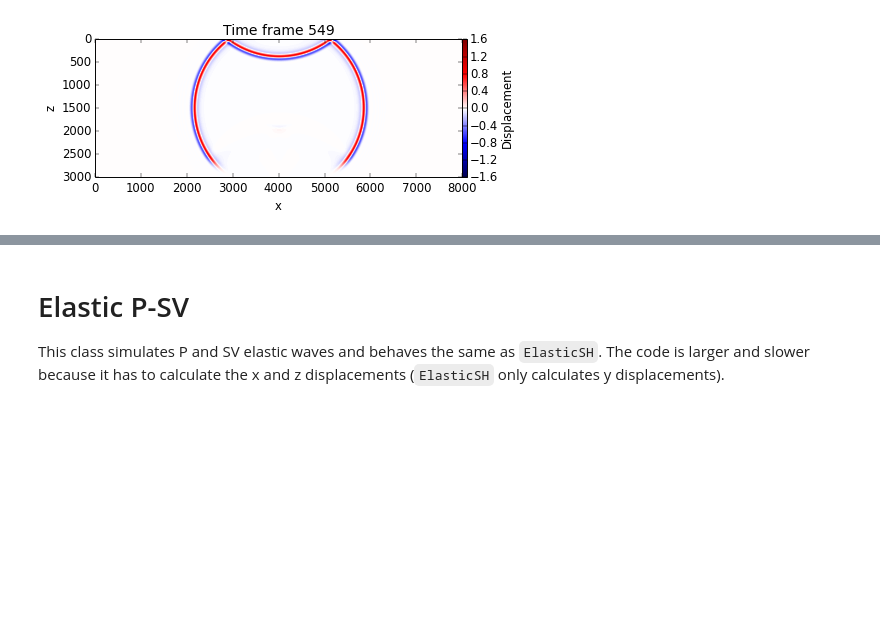
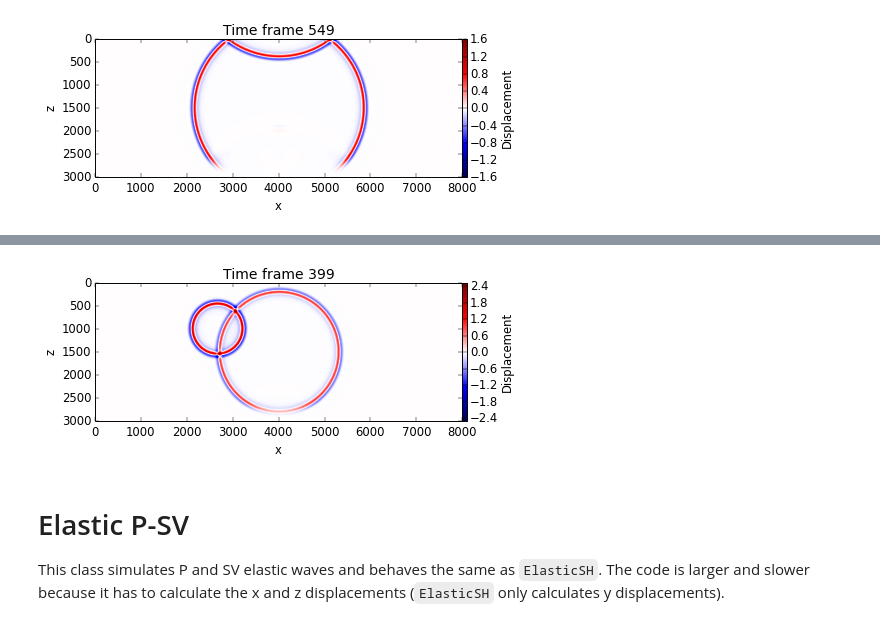
Before and after one commit to fatiando/prototypes, a Jupyter notebook: wavefd-simulation-class.ipynb, the cells around one changed output, grey strips where cells are left out. Saved outputs shown, nothing was run; the diff lists cells and outputs as text; code cells hidden in the pictures; blank space fills up the shorter version.

```diff
--- a/wavefd-simulation-class.ipynb
+++ b/wavefd-simulation-class.ipynb
@@ -595,3 +632,13 @@ pickle.loads(pickle.dumps(reloaded))
+# %%
+fname = sim.cachefile
+del sim
+reloaded = ElasticSH.from_cache(fname)
+# %%
+reloaded.run(200)
+# %%
+reloaded
+# %% [output]
+[figure, added]
 # %% [markdown]
 # Elastic P-SV
 
```
Also changed, not shown: parts of 11 cells of this notebook.
